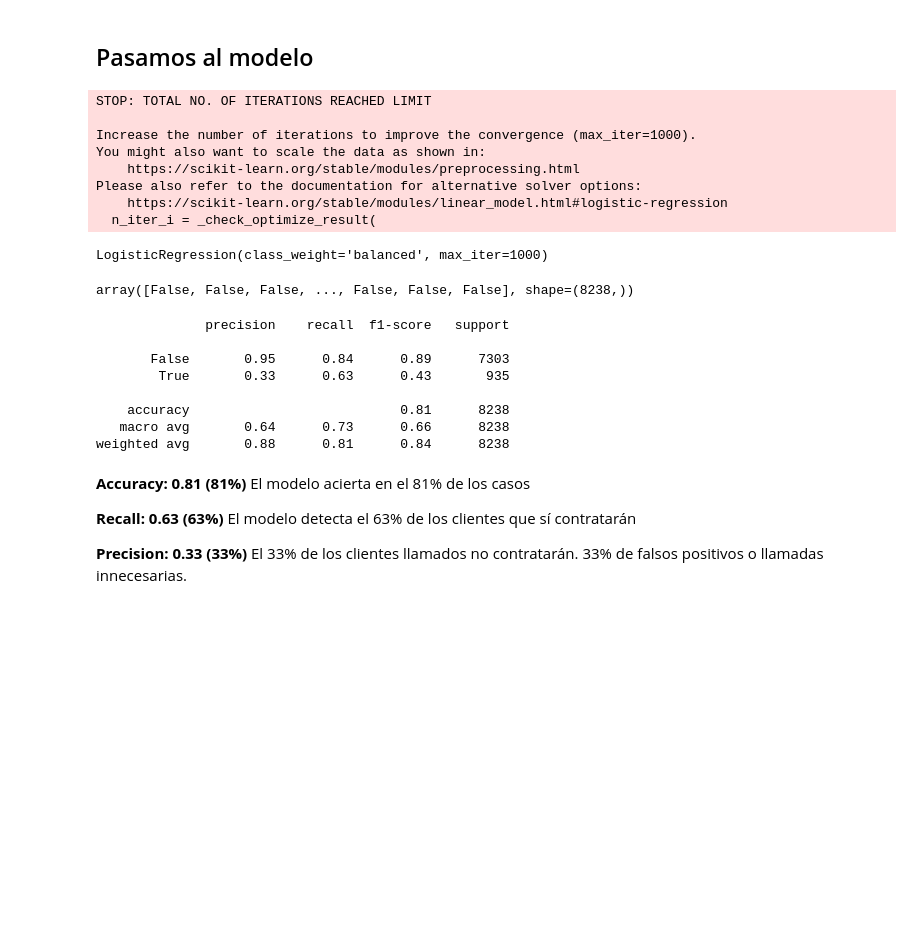
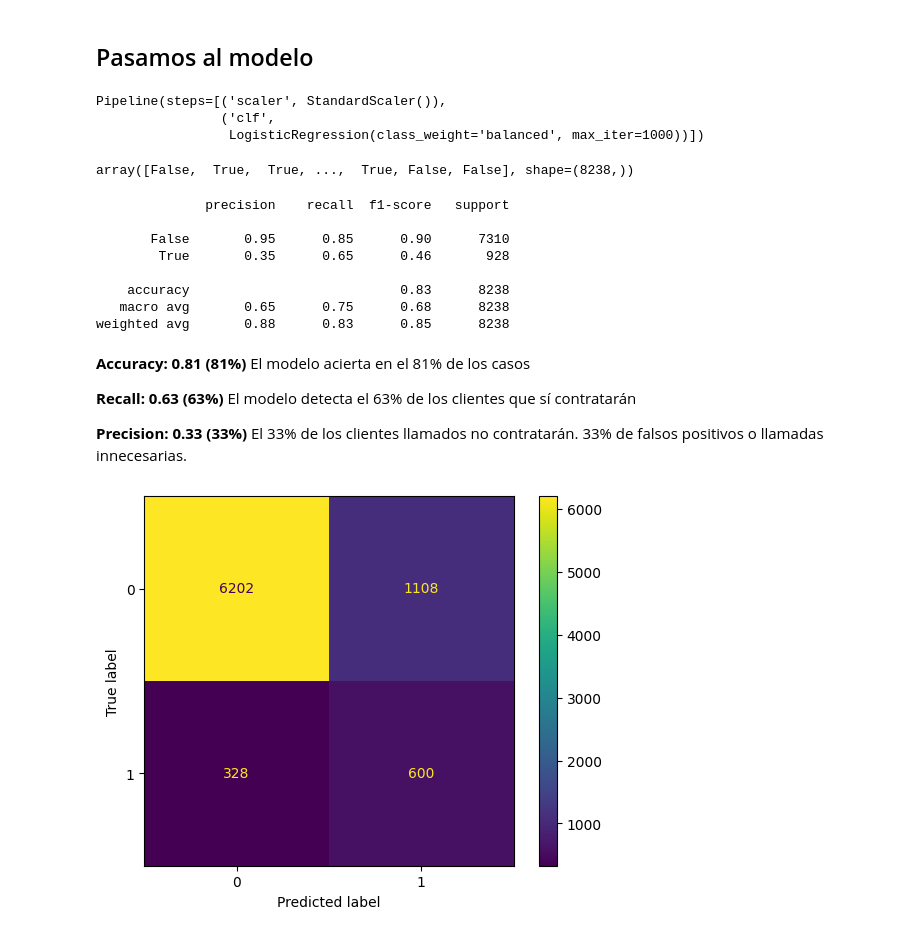
Before and after one commit to 4GeeksAcademy/ekbalam11-machine-learning, a Jupyter notebook: src/01-bank-marketing-campaign.ipynb, the cells around one changed output. Saved outputs shown, nothing was run; the diff lists cells and outputs as text; code cells hidden in the pictures; blank space fills up the shorter version.

```diff
--- a/src/01-bank-marketing-campaign.ipynb
+++ b/src/01-bank-marketing-campaign.ipynb
@@ -182,39 +210,43 @@ df_model.head()
 #Separamos en test y train 80 - 20
 X = df_model.drop('y_yes', axis=1)
 y = df_model['y_yes']
-X_train, X_test, y_train, y_test = train_test_split(X, y, test_size=0.2, random_state=42)
+#Corrección: Agregar stratify
+X_train, X_test, y_train, y_test = train_test_split(X, y, test_size=0.2, random_state=42, stratify=y)
 # %%
 X = df_model.drop(columns=['y_yes'])
 y = df_model['y_yes']
-model = LogisticRegression(max_iter=1000, class_weight='balanced')
-model.fit(X_train, y_train)
-# %% [output]
-STOP: TOTAL NO. OF ITERATIONS REACHED LIMIT
-
-Increase the number of iterations to improve the convergence (max_iter=1000).
-You might also want to scale the data as shown in:
-    https://scikit-learn.org/stable/modules/preprocessing.html
-Please also refer to the documentation for alternative solver options:
-    https://scikit-learn.org/stable/modules/linear_model.html#logistic-regression
-  n_iter_i = _check_optimize_result(
-LogisticRegression(class_weight='balanced', max_iter=1000)
+# %%
+#Corrección: Crear pipeline
+from sklearn.pipeline import Pipeline
+from sklearn.preprocessing import StandardScaler
+
+model = Pipeline([
+    ('scaler', StandardScaler()),
+    ('clf', LogisticRegression(max_iter=1000, class_weight='balanced'))
+])
+
+model.fit(X_train, y_train)
+# %% [output]
+Pipeline(steps=[('scaler', StandardScaler()),
+                ('clf',
+                 LogisticRegression(class_weight='balanced', max_iter=1000))])
 # %%
 predictions = model.predict(X_test)
 predictions
 # %% [output]
-array([False, False, False, ..., False, False, False], shape=(8238,))
+array([False,  True,  True, ...,  True, False, False], shape=(8238,))
 # %%
 from sklearn.metrics import classification_report
 print(classification_report(y_test,predictions))
 # %% [output]
               precision    recall  f1-score   support
 
-       False       0.95      0.84      0.89      7303
-        True       0.33      0.63      0.43       935
+       False       0.95      0.85      0.90      7310
+        True       0.35      0.65      0.46       928
 
-    accuracy                           0.81      8238
-   macro avg       0.64      0.73      0.66      8238
-weighted avg       0.88      0.81      0.84      8238
+    accuracy                           0.83      8238
+   macro avg       0.65      0.75      0.68      8238
+weighted avg       0.88      0.83      0.85      8238
 # %% [markdown]
 **Accuracy: 0.81 (81%)**
 El modelo acierta en el 81% de los casos
@@ -224,3 +256,13 @@ El modelo detecta el 63% de los clientes que sí contratarán
 
 **Precision: 0.33 (33%)**
 El 33% de los clientes llamados no contratarán. 33% de falsos positivos o llamadas innecesarias.
+# %%
+#Correción: Matriz de confusión
+from sklearn.metrics import confusion_matrix, ConfusionMatrixDisplay
+
+cm = confusion_matrix(y_test, predictions)
+
+ConfusionMatrixDisplay(cm).plot()
+plt.show()
+# %% [output]
+[figure, added]
```
Also changed, not shown: parts of 3 cells of this notebook.
